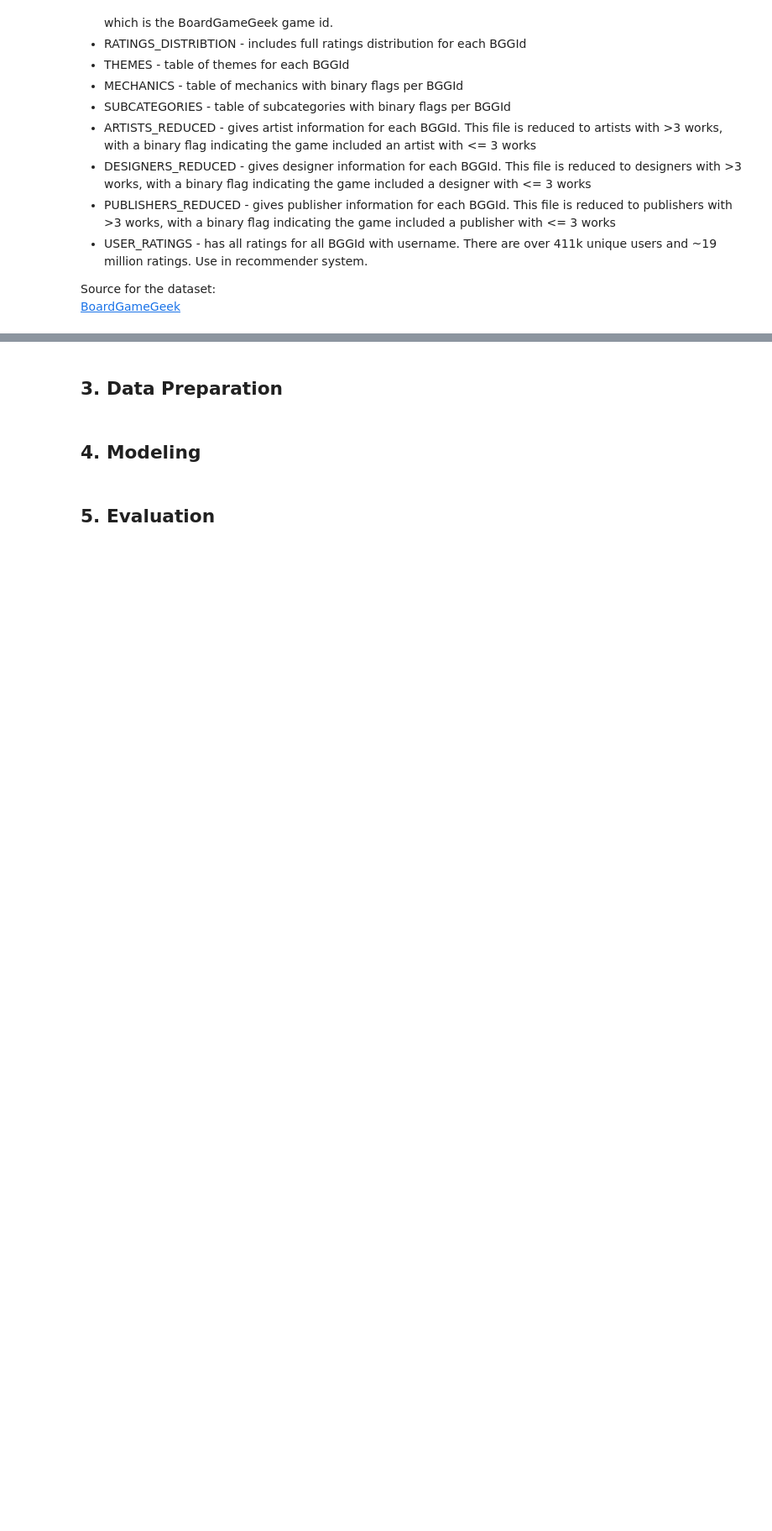
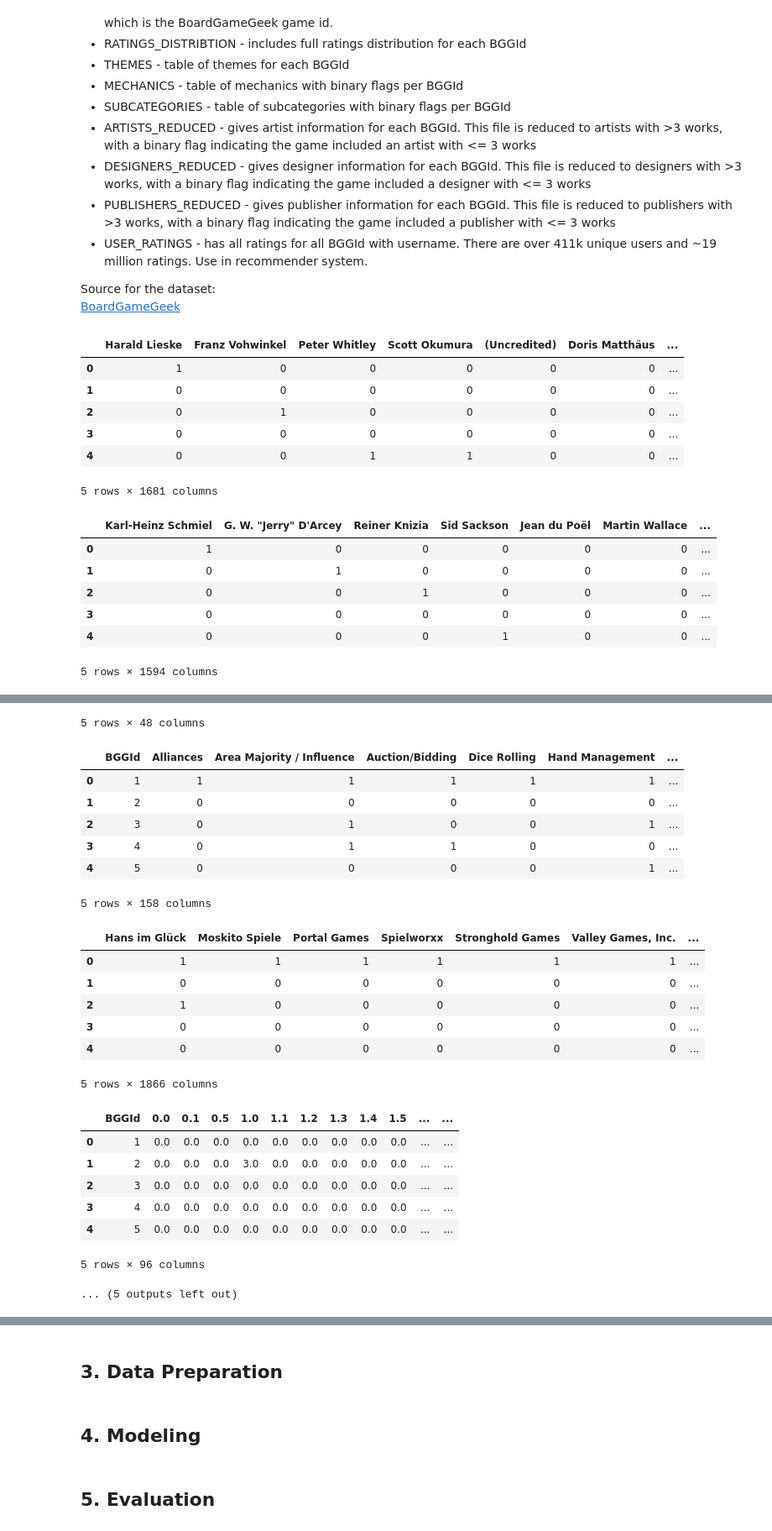
Before and after one commit to VilleSchulz/Machine-learning, a Jupyter notebook: Projekti/boardgamerecommender.ipynb, the cells around one changed output, grey strips where cells are left out. Shown at 84% size. Saved outputs shown, nothing was run; the diff lists cells and outputs as text; code cells hidden in the pictures; blank space fills up the shorter version.

```diff
--- a/Projekti/boardgamerecommender.ipynb
+++ b/Projekti/boardgamerecommender.ipynb
@@ -26,3 +26,58 @@ This data set includes nine potential files for exploration and/or modeling. The
 
 Source for the dataset:
 [BoardGameGeek](https://boardgamegeek.com/)
+# %%
+# Install dependencies as needed:
+# pip install kagglehub[pandas-datasets]
+import kagglehub
+import os
+import pandas as pd
+
+path = kagglehub.dataset_download("threnjen/board-games-database-from-boardgamegeek")
+
+df_artists = pd.read_csv(os.path.join(path, "artists_reduced.csv"))
+display(df_artists.head())
+
+df_designers = pd.read_csv(os.path.join(path, "designers_reduced.csv"))
+display(df_designers.head())
+
+df_games = pd.read_csv(os.path.join(path, "games.csv"))
+display(df_games.head())
+
+df_mechanics = pd.read_csv(os.path.join(path, "mechanics.csv"))
+display(df_mechanics.head())
+
+df_publishers = pd.read_csv(os.path.join(path, "publishers_reduced.csv"))
+display(df_publishers.head())
+
+df_ratings_distribution = pd.read_csv(os.path.join(path, "ratings_distribution.csv"))
+display(df_ratings_distribution.head())
+
+df_subcategories = pd.read_csv(os.path.join(path, "subcategories.csv"))
+display(df_subcategories.head())
+
+df_themes = pd.read_csv(os.path.join(path, "themes.csv"))
+display(df_themes.head())
+
+df_user_ratings = pd.read_csv(os.path.join(path, "user_ratings.csv"))
+display(df_user_ratings.head())
+
+# For the documentation file, just preview as text (not tabular)
+with open(os.path.join(path, "bgg_data_documentation.txt"), "r", encoding="utf-8") as f:
+    bgg_documentation = f.read()
+print(bgg_documentation[:500])  # first 500 characters
+# %% [output]
+|  | Harald Lieske | Franz Vohwinkel | Peter Whitley | Scott Okumura | (Uncredited) | Doris Matthäus | ... |
+| 0 | 1 | 0 | 0 | 0 | 0 | 0 | ... |
+| 1 | 0 | 0 | 0 | 0 | 0 | 0 | ... |
+| 2 | 0 | 1 | 0 | 0 | 0 | 0 | ... |
+| 3 | 0 | 0 | 0 | 0 | 0 | 0 | ... |
+| 4 | 0 | 0 | 1 | 1 | 0 | 0 | ... |
+5 rows × 1681 columns
+|  | Karl-Heinz Schmiel | G. W. "Jerry" D'Arcey | Reiner Knizia | Sid Sackson | Jean du Poël | Martin Wallace | ... |
+| 0 | 1 | 0 | 0 | 0 | 0 | 0 | ... |
+| 1 | 0 | 1 | 0 | 0 | 0 | 0 | ... |
+| 2 | 0 | 0 | 1 | 0 | 0 | 0 | ... |
+| 3 | 0 | 0 | 0 | 0 | 0 | 0 | ... |
+| 4 | 0 | 0 | 0 | 1 | 0 | 0 | ... |
+5 rows × 1594 columns
@@ -28,0 +90,23 @@ Source for the dataset:
+5 rows × 48 columns
+|  | BGGId | Alliances | Area Majority / Influence | Auction/Bidding | Dice Rolling | Hand Management | ... |
+| 0 | 1 | 1 | 1 | 1 | 1 | 1 | ... |
+| 1 | 2 | 0 | 0 | 0 | 0 | 0 | ... |
+| 2 | 3 | 0 | 1 | 0 | 0 | 1 | ... |
+| 3 | 4 | 0 | 1 | 1 | 0 | 0 | ... |
+| 4 | 5 | 0 | 0 | 0 | 0 | 1 | ... |
+5 rows × 158 columns
+|  | Hans im Glück | Moskito Spiele | Portal Games | Spielworxx | Stronghold Games | Valley Games, Inc. | ... |
+| 0 | 1 | 1 | 1 | 1 | 1 | 1 | ... |
+| 1 | 0 | 0 | 0 | 0 | 0 | 0 | ... |
+| 2 | 1 | 0 | 0 | 0 | 0 | 0 | ... |
+| 3 | 0 | 0 | 0 | 0 | 0 | 0 | ... |
+| 4 | 0 | 0 | 0 | 0 | 0 | 0 | ... |
+5 rows × 1866 columns
+|  | BGGId | 0.0 | 0.1 | 0.5 | 1.0 | 1.1 | 1.2 | 1.3 | 1.4 | 1.5 | ... | ... |
+| 0 | 1 | 0.0 | 0.0 | 0.0 | 0.0 | 0.0 | 0.0 | 0.0 | 0.0 | 0.0 | ... | ... |
+| 1 | 2 | 0.0 | 0.0 | 0.0 | 3.0 | 0.0 | 0.0 | 0.0 | 0.0 | 0.0 | ... | ... |
+| 2 | 3 | 0.0 | 0.0 | 0.0 | 0.0 | 0.0 | 0.0 | 0.0 | 0.0 | 0.0 | ... | ... |
+| 3 | 4 | 0.0 | 0.0 | 0.0 | 0.0 | 0.0 | 0.0 | 0.0 | 0.0 | 0.0 | ... | ... |
+| 4 | 5 | 0.0 | 0.0 | 0.0 | 0.0 | 0.0 | 0.0 | 0.0 | 0.0 | 0.0 | ... | ... |
+5 rows × 96 columns
+... (5 outputs left out)
```
Also changed, not shown: parts of 3 cells of this notebook.
